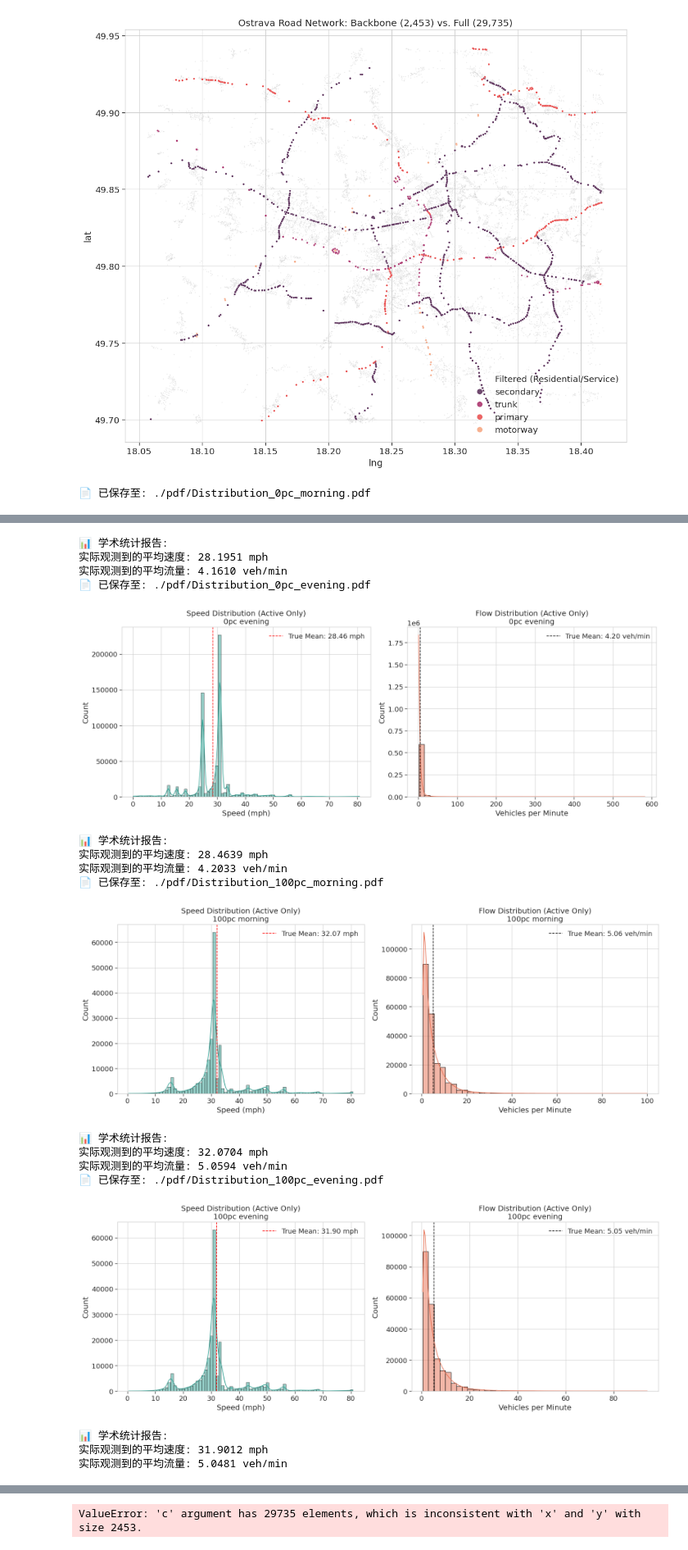
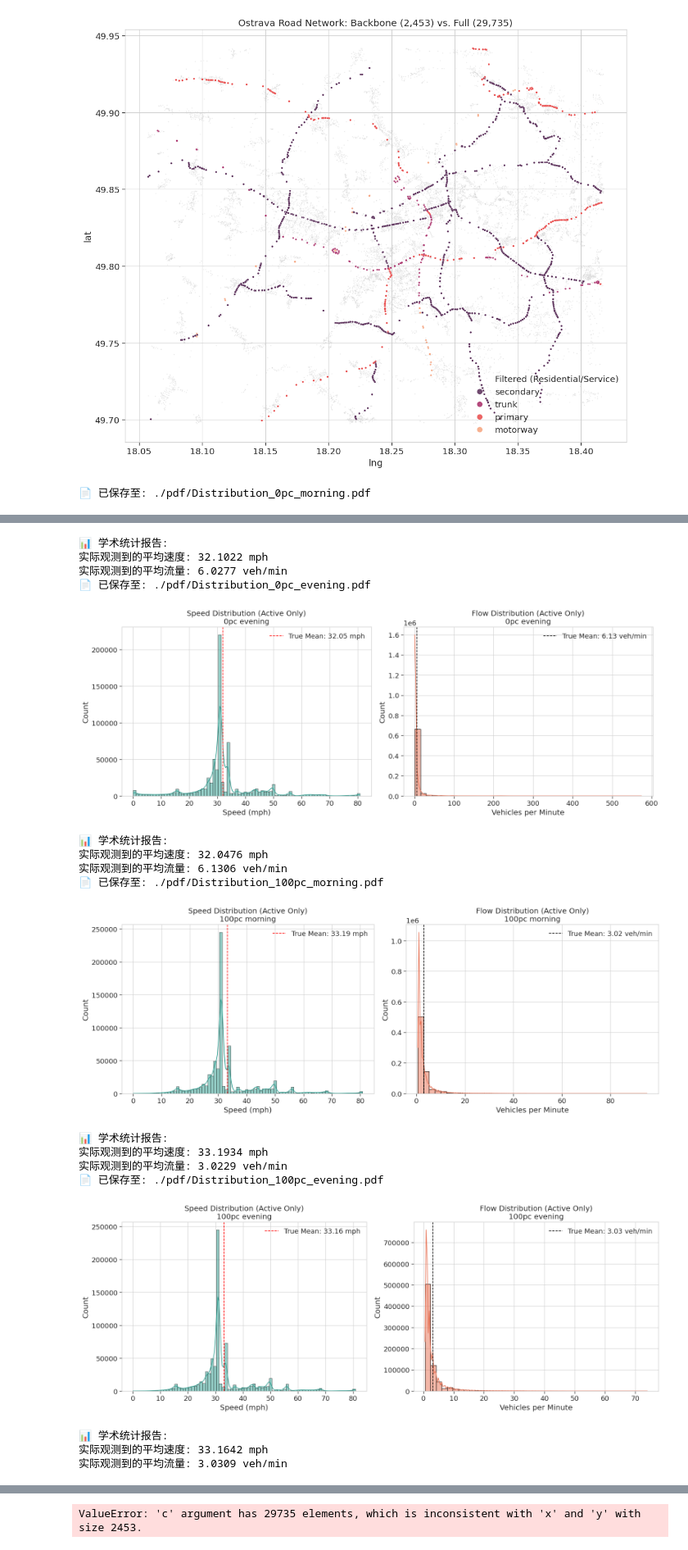
Before and after one commit to PiscesLab/RuthST, a Jupyter notebook: notebooks/data_analytics.ipynb, the cells around one changed output, grey strips where cells are left out. Shown at 82% size. Cells and saved outputs as stored; diff of their text form; code cells hidden in the pictures.

```diff
--- a/notebooks/data_analytics.ipynb
+++ b/notebooks/data_analytics.ipynb
@@ -49,7 +49,7 @@ plot_spatial_comparison(df_raw, df_filtered)
 [figure]
 # %%
 def plot_feature_distribution(portion='0pc', period='morning'):
-    interval = "1min"
+    interval = "10s"
 
     # 根据你 check_h5 的输出路径
     speed_file = f"his_{portion}_{interval}_{period}_speed.h5"
@@ -115,20 +115,20 @@ plot_feature_distribution("100pc", "evening")
 📊 学术统计报告:
-实际观测到的平均速度: 28.1951 mph
-实际观测到的平均流量: 4.1610 veh/min
+实际观测到的平均速度: 32.1022 mph
+实际观测到的平均流量: 6.0277 veh/min
 📄 已保存至: ./pdf/Distribution_0pc_evening.pdf
-[figure, old version]
+[figure, new version]
 📊 学术统计报告:
-实际观测到的平均速度: 28.4639 mph
-实际观测到的平均流量: 4.2033 veh/min
+实际观测到的平均速度: 32.0476 mph
+实际观测到的平均流量: 6.1306 veh/min
 📄 已保存至: ./pdf/Distribution_100pc_morning.pdf
-[figure, old version]
+[figure, new version]
 📊 学术统计报告:
-实际观测到的平均速度: 32.0704 mph
-实际观测到的平均流量: 5.0594 veh/min
+实际观测到的平均速度: 33.1934 mph
+实际观测到的平均流量: 3.0229 veh/min
 📄 已保存至: ./pdf/Distribution_100pc_evening.pdf
-[figure, old version]
+[figure, new version]
 📊 学术统计报告:
-实际观测到的平均速度: 31.9012 mph
-实际观测到的平均流量: 5.0481 veh/min
+实际观测到的平均速度: 33.1642 mph
+实际观测到的平均流量: 3.0309 veh/min
 # %%
 def plot_temporal_dynamics(portion='0pc', period='morning'):
```
Also changed, not shown: parts of 3 cells of this notebook, 31 other files.
